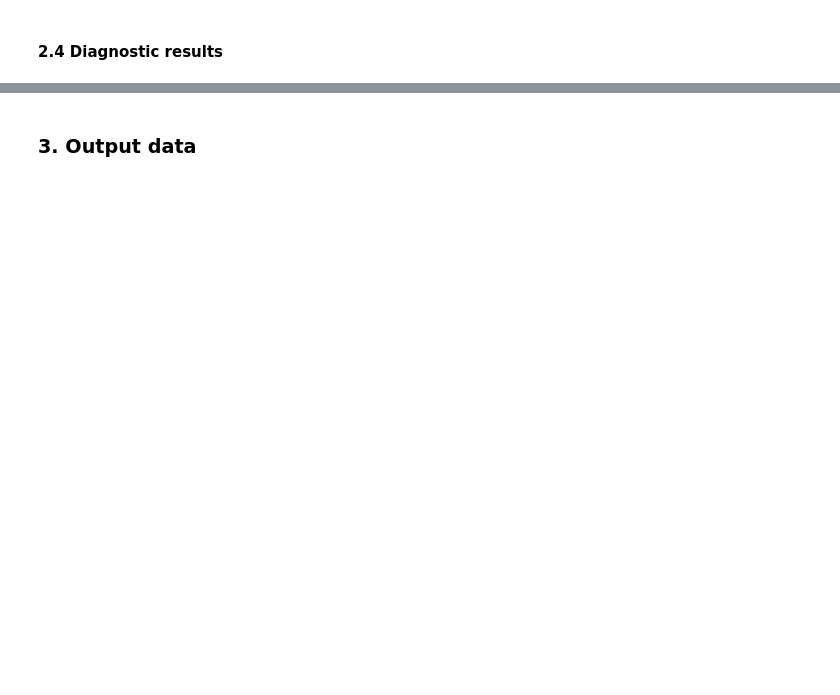
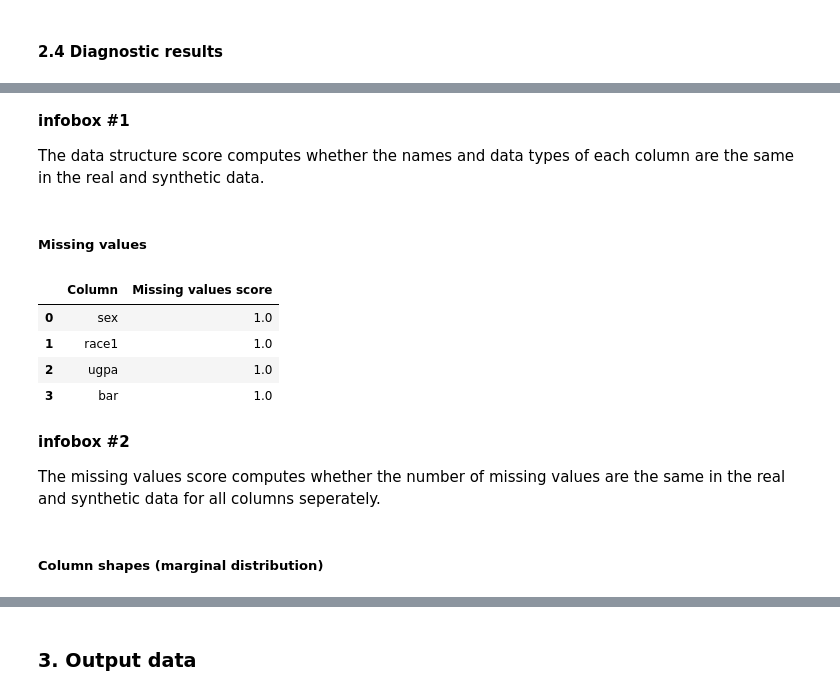
Before and after one commit to NGO-Algorithm-Audit/local-first-web-tool, a Jupyter notebook: notebooks/CART_LawSchoolAdmissionBar.ipynb, the cells around one changed output, grey strips where cells are left out. Saved outputs shown, nothing was run; the diff lists cells and outputs as text; code cells hidden in the pictures; blank space fills up the shorter version.

```diff
--- a/notebooks/CART_LawSchoolAdmissionBar.ipynb
+++ b/notebooks/CART_LawSchoolAdmissionBar.ipynb
@@ -373,0 +295,50 @@ DataStructure(df, synth_df)
+# %% [markdown]
+**infobox #1**
+
+The data structure score computes whether the names and data types of each column are the same in the real and synthetic data.
+# %% [markdown]
+##### Missing values
+# %%
+def MissingValue(real_data, synthetic_data):
+        """Compare the missing value similarity of two continuous columns.
+
+        Args:
+            real_data (Union[numpy.ndarray, pandas.Series]):
+                The values from the real dataset.
+            synthetic_data (Union[numpy.ndarray, pandas.Series]):
+                The values from the synthetic dataset.
+
+        Returns:
+            dict:
+                A mapping of the missing value similarity results.
+        """
+        column_names, scores = [], []
+
+        for column_name in real_data.columns:
+            real_data_value = real_data[column_name].isna().sum() / len(real_data)
+            synthetic_data_value = synthetic_data[column_name].isna().sum() / len(synthetic_data)
+            column_score = 1 - abs(real_data_value - synthetic_data_value)
+
+            column_names.append(column_name)
+            scores.append(column_score)
+
+        result = pd.DataFrame({
+            'Column': column_names,
+            'Missing values score': scores
+        })
+
+        return result
+# %%
+MissingValue(df, synth_df)
+# %% [output]
+|  | Column | Missing values score |
+| 0 | sex | 1.0 |
+| 1 | race1 | 1.0 |
+| 2 | ugpa | 1.0 |
+| 3 | bar | 1.0 |
+# %% [markdown]
+**infobox #2**
+
+The missing values score computes whether the number of missing values are the same in the real and synthetic data for all columns seperately.
+# %% [markdown]
+##### Column shapes (marginal distribution)
```
Also changed, not shown: parts of 22 cells of this notebook.
